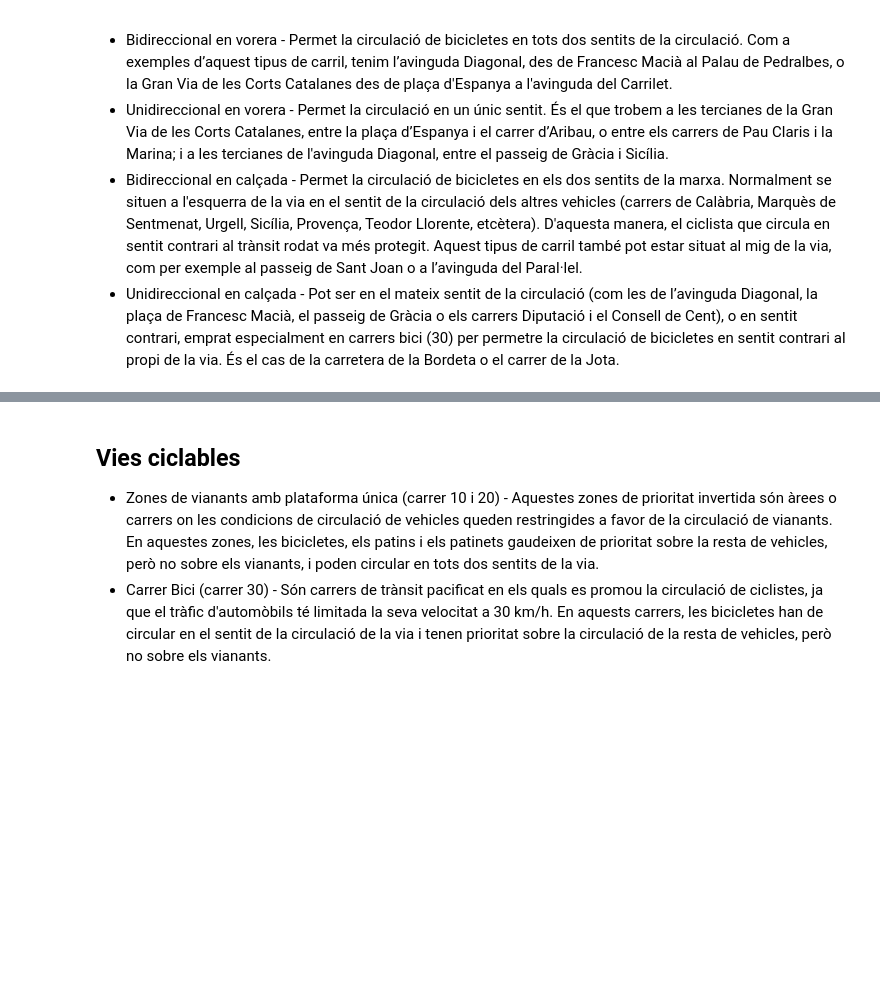
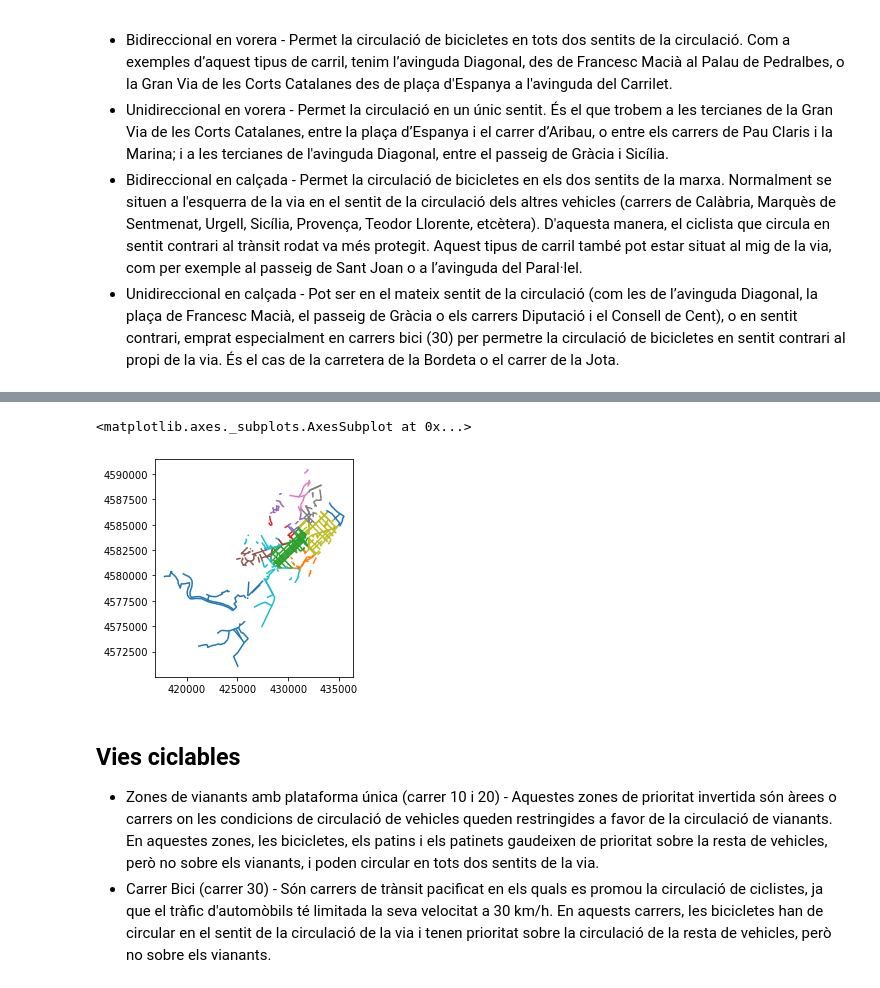
Before and after one commit to vboix2/BCN-bici, a Jupyter notebook: Data/Vies.ipynb, the cells around one changed output, grey strips where cells are left out. Saved outputs shown, nothing was run; the diff lists cells and outputs as text; code cells hidden in the pictures; blank space fills up the shorter version.

```diff
--- a/Data/Vies.ipynb
+++ b/Data/Vies.ipynb
@@ -125,3 +178,8 @@ carril_bici_construccio.head(2)
+# %%
+carril_bici.plot(column='districte')
+# %% [output]
+<matplotlib.axes._subplots.AxesSubplot at 0x...>
+[figure, added]
 # %% [markdown]
 ## Vies ciclables
 
```
Also changed, not shown: parts of 4 cells of this notebook, 1 other file.
